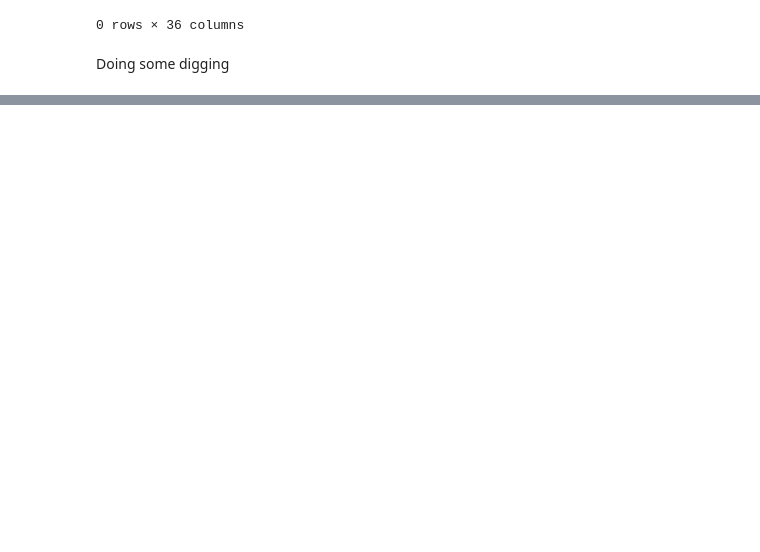
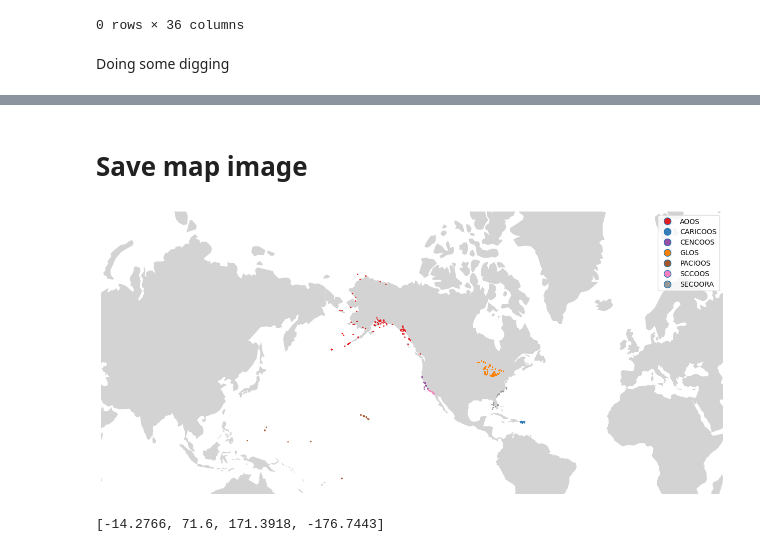
Before and after one commit to ioos/ioos-asset-inventory, a Jupyter notebook: inventory_creation.ipynb, the cells around one changed output, grey strips where cells are left out. Cells and saved outputs as stored; diff of their text form; code cells hidden in the pictures; blank space fills up the shorter version.

```diff
--- a/inventory_creation.ipynb
+++ b/inventory_creation.ipynb
@@ -259,3 +275,68 @@ df_all.loc[
 | 389 | 192 | CDIP mooring | 44095 | 35.75000 | -75.33000 | N | ... |
 | 390 | 243 | CDIP mooring | 44086 | 36.00130 | -75.42100 | N | ... |
 | 391 | 250 | CDIP mooring | 41120 | 35.25925 | -75.28610 | N | ... |
+# %% [markdown]
+# Save map image
+# %%
+import geoplot
+import geoplot.crs as gcrs
+import matplotlib.pyplot as plt
+import matplotlib as mpl
+from mpl_toolkits.axes_grid1 import make_axes_locatable
+
+norm = mpl.colors.Normalize(vmin=1, vmax=1000)
+
+#projection=gcrs.Mollweide(central_longitude=-130)
+projection = gcrs.Mercator(central_longitude=-130)
+
+
+world = geopandas.read_file(geopandas.datasets.get_path('naturalearth_lowres'))
+
+fig, ax = plt.subplots(figsize=(16,8), facecolor=None, subplot_kw={'projection':projection})
+
+geoplot.polyplot(
+    world.dissolve(),
+    #world,
+    facecolor='lightgray',
+    edgecolor=None,
+    projection=projection,
+    ax=ax,
+)
+
+# cax = fig.add_axes([0.125, 0.08, 0.775, 0.03])
+
+#cell = cell[~cell['n_occur'].isna()] # drop all NaN cells - makes plotting quicker.
+
+geoplot.pointplot(gdf_final,
+                   hue='RA',
+                   edgecolor=None,
+                   projection=projection,
+                   ax=ax,
+                   cmap='Set1',
+                   legend=True,
+                   scale='Latitude',
+                   limits=(1,1),
+                   legend_var='hue',
+#                    legend_kwargs={'orientation': 'horizontal',
+#                                   'cax':cax,
+#                                   'label':"occurrence (count)",
+#                                  },
+                 #  norm=norm,
+                  )
+
+#ax.set_global();
+
+#ax.outline_patch.set_visible(True)
+
+# or define your own as a list [xmin, xmax, ymin, ymax]
+# extent = [gdf_final['Latitude'].min(), gdf_final['Latitude'].max(), gdf_final['Longitude'].max(), gdf_final['Longitude'].min()]
+
+# ax.set_extent(extent)
+
+plt.savefig(year+'station_location_map.jpg')
+# %% [output]
+[figure, added]
+# %%
+ax.out
+# %% [output]
+[-14.2766, 71.6, 171.3918, -176.7443]
```
Also changed, not shown: parts of 4 cells of this notebook, 11 other files.
